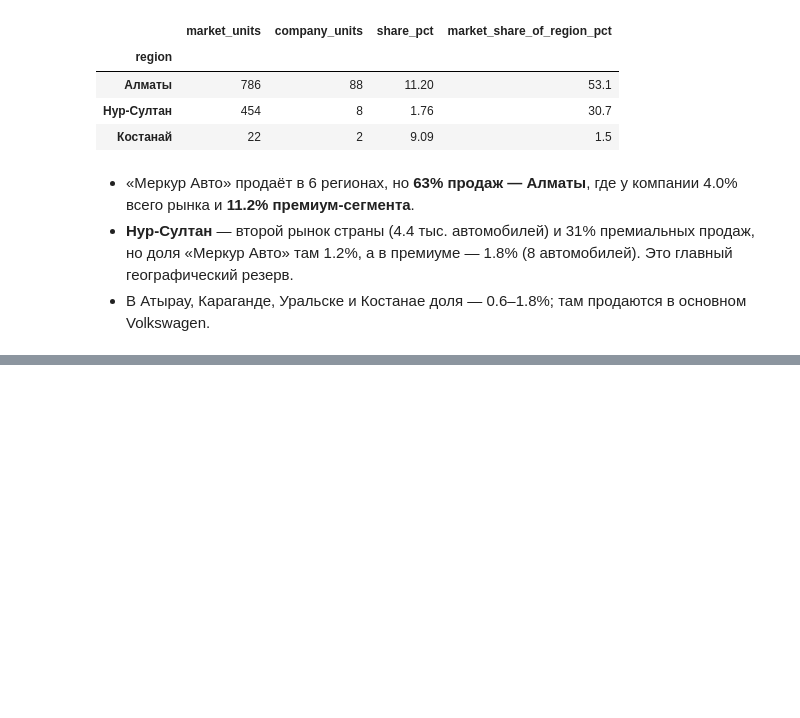
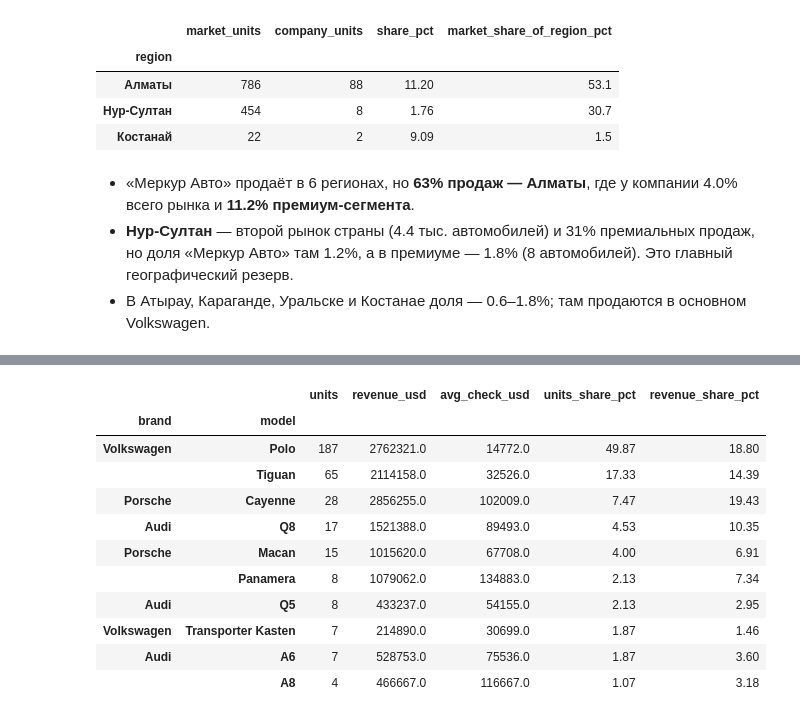
Before and after one commit to radif-ru/kz-auto-market, a Jupyter notebook: notebooks/kz-auto-market.ipynb, the cells around one changed output, grey strips where cells are left out. Saved outputs shown, nothing was run; the diff lists cells and outputs as text; code cells hidden in the pictures; blank space fills up the shorter version.

```diff
--- a/notebooks/kz-auto-market.ipynb
+++ b/notebooks/kz-auto-market.ipynb
@@ -910,0 +952,15 @@ premium_regions
+# %%
+market.sales_summary(mercur, ['brand', 'model']).head(10)
+# %% [output]
+|  |  | units | revenue_usd | avg_check_usd | units_share_pct | revenue_share_pct |
+| brand | model |  |  |  |  |  |
+| Volkswagen | Polo | 187 | 2762321.0 | 14772.0 | 49.87 | 18.80 |
+|  | Tiguan | 65 | 2114158.0 | 32526.0 | 17.33 | 14.39 |
+| Porsche | Cayenne | 28 | 2856255.0 | 102009.0 | 7.47 | 19.43 |
+| Audi | Q8 | 17 | 1521388.0 | 89493.0 | 4.53 | 10.35 |
+| Porsche | Macan | 15 | 1015620.0 | 67708.0 | 4.00 | 6.91 |
+|  | Panamera | 8 | 1079062.0 | 134883.0 | 2.13 | 7.34 |
+| Audi | Q5 | 8 | 433237.0 | 54155.0 | 2.13 | 2.95 |
+| Volkswagen | Transporter Kasten | 7 | 214890.0 | 30699.0 | 1.87 | 1.46 |
+| Audi | A6 | 7 | 528753.0 | 75536.0 | 1.87 | 3.60 |
+|  | A8 | 4 | 466667.0 | 116667.0 | 1.07 | 3.18 |
```
Also changed, not shown: parts of 9 cells of this notebook.
